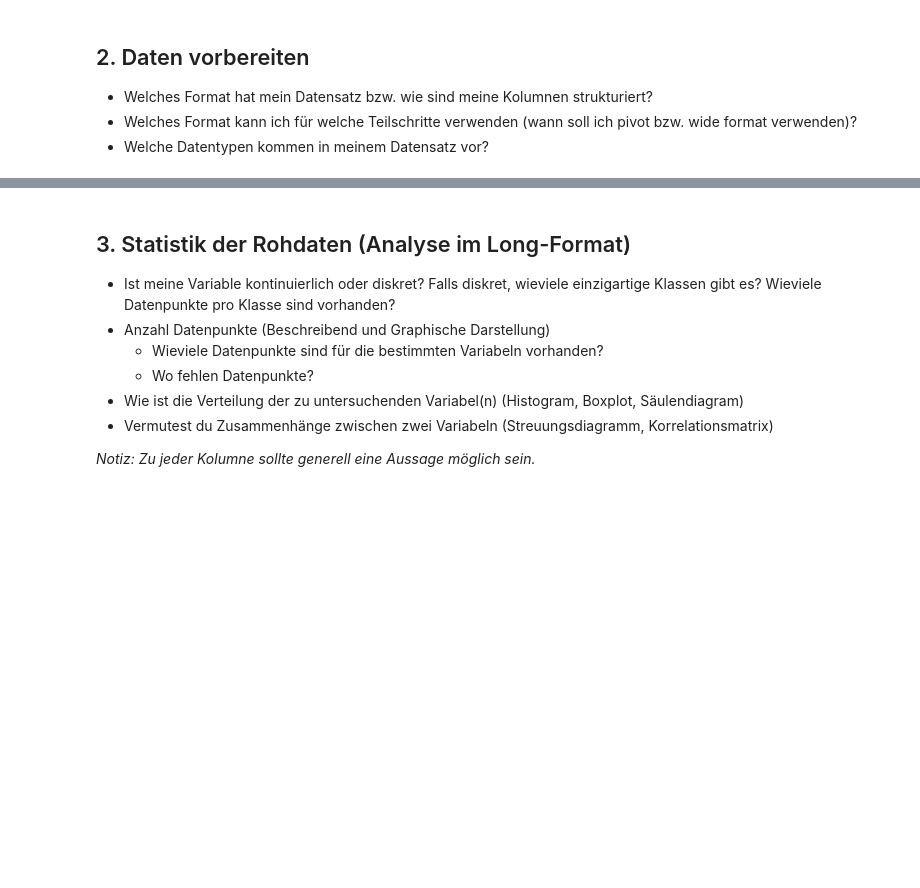
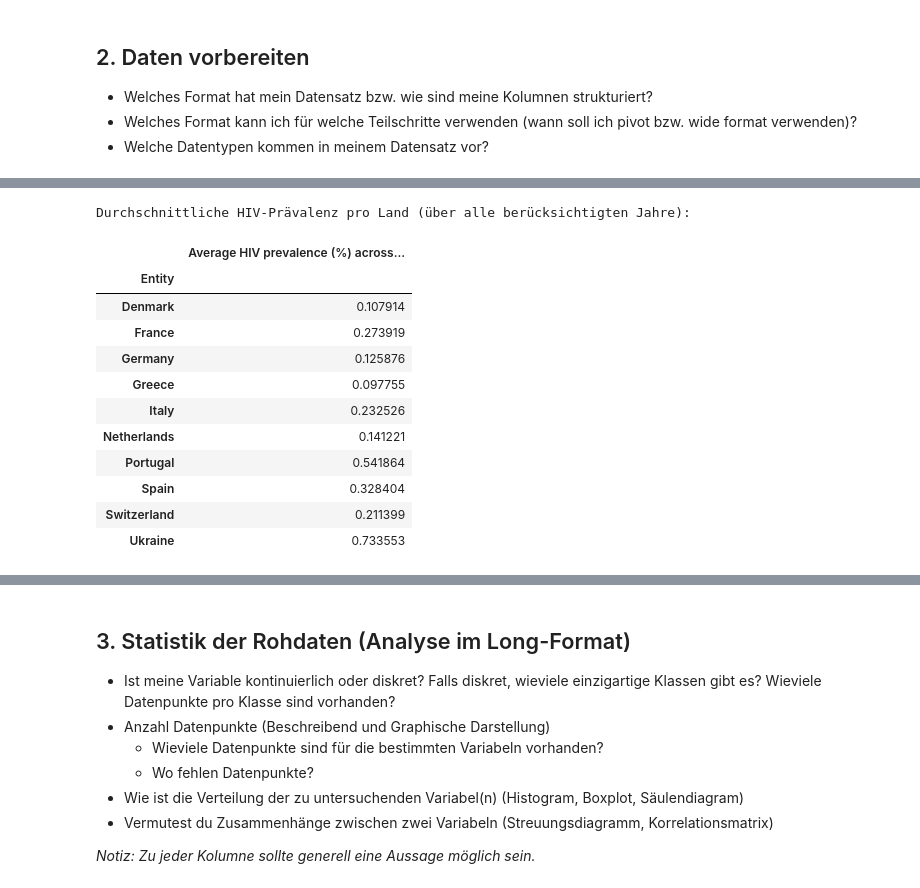
Before and after one commit to Elischwan/Leistungsnachweis-1, a Jupyter notebook: Grundgerüst_Leistungsnachweis.ipynb, the cells around one changed output, grey strips where cells are left out. Drawn from its saved outputs; the diff is of its cells as text; code cells hidden in the pictures; blank space fills up the shorter version.

```diff
--- a/Grundgerüst_Leistungsnachweis.ipynb
+++ b/Grundgerüst_Leistungsnachweis.ipynb
@@ -159,0 +180,22 @@ Pivot-Tabelle ausgewählter Länder:
+# %%
+mean_per_country = pivot_df.mean(axis=1)
+
+
+mean_table = mean_per_country.to_frame(name="Average HIV prevalence (%) across all years")
+
+print("Durchschnittliche HIV-Prävalenz pro Land (über alle berücksichtigten Jahre):")
+display(mean_table)
+# %% [output]
+Durchschnittliche HIV-Prävalenz pro Land (über alle berücksichtigten Jahre):
+|  | Average HIV prevalence (%) across... |
+| Entity |  |
+| Denmark | 0.107914 |
+| France | 0.273919 |
+| Germany | 0.125876 |
+| Greece | 0.097755 |
+| Italy | 0.232526 |
+| Netherlands | 0.141221 |
+| Portugal | 0.541864 |
+| Spain | 0.328404 |
+| Switzerland | 0.211399 |
+| Ukraine | 0.733553 |
```
Also changed, not shown: parts of 6 cells of this notebook.
